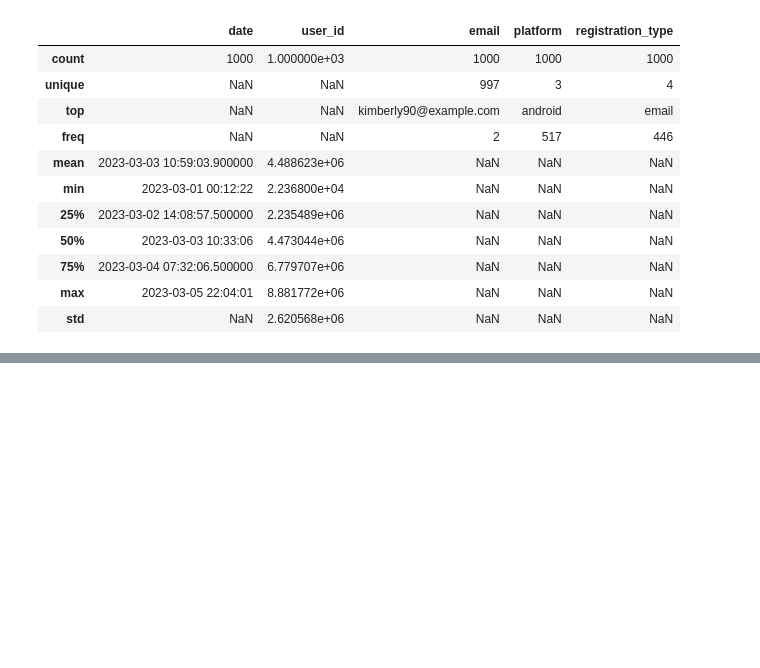
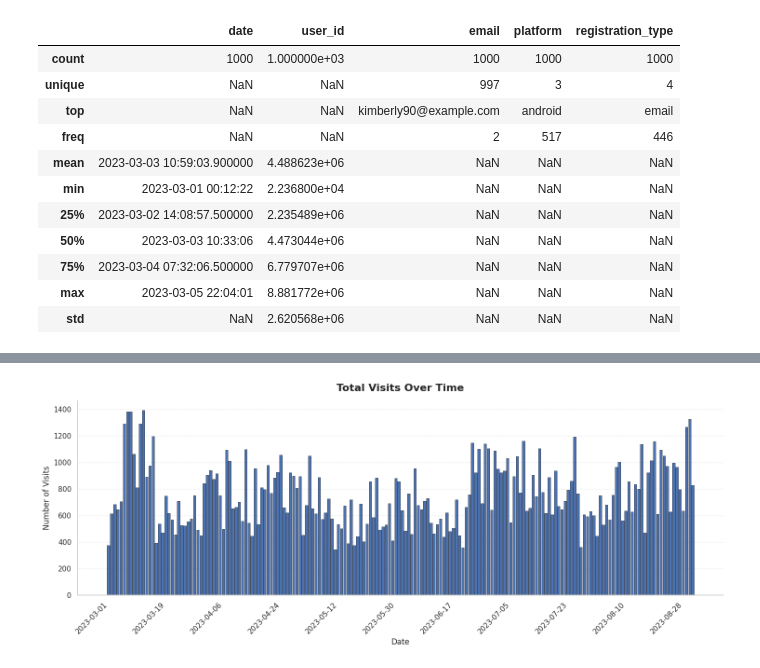
Before and after one commit to Andresperez16/data-analyst-project-280, a Jupyter notebook: charts_project.ipynb, the cells around one changed output, grey strips where cells are left out. Drawn from its saved outputs; the diff is of its cells as text; code cells hidden in the pictures; blank space fills up the shorter version.

```diff
--- a/charts_project.ipynb
+++ b/charts_project.ipynb
@@ -130,0 +272,72 @@ display(df_regs_api.head())
+# %%
+# ==========================================
+# GRÁFICO 1 - VISITAS TOTALES
+# ==========================================
+
+import os
+import matplotlib.pyplot as plt
+import seaborn as sns
+
+# Crear carpeta donde se guardarán los gráficos
+os.makedirs("./charts", exist_ok=True)
+
+# Estilo profesional
+sns.set_theme(style="whitegrid")
+
+# Agrupar visitas por fecha
+visits_total = (
+    df_conversion
+    .groupby("date_group")["visits"]
+    .sum()
+    .reset_index()
+)
+
+# Crear gráfico
+plt.figure(figsize=(15,6))
+
+bars = plt.bar(
+    visits_total["date_group"],
+    visits_total["visits"],
+    color="#4C72B0",
+    edgecolor="black",
+    linewidth=0.4,
+    width=0.8
+)
+
+plt.title(
+    "Total Visits Over Time",
+    fontsize=16,
+    fontweight="bold",
+    pad=15
+)
+
+plt.xlabel("Date", fontsize=12)
+plt.ylabel("Number of Visits", fontsize=12)
+
+# Mostrar solo algunas fechas para evitar saturación
+step = max(1, len(visits_total)//10)
+
+plt.xticks(
+    visits_total["date_group"][::step],
+    visits_total["date_group"]
+        .dt.strftime("%Y-%m-%d")[::step],
+    rotation=45,
+    ha="right"
+)
+
+plt.grid(axis="y", linestyle="--", alpha=0.35)
+plt.grid(axis="x", visible=False)
+
+sns.despine()
+
+plt.tight_layout()
+
+plt.savefig(
+    "./charts/total_visits.png",
+    dpi=300,
+    bbox_inches="tight"
+)
+
+plt.show()
+# %% [output]
+[figure, added]
```
Also changed, not shown: parts of 13 cells of this notebook.
